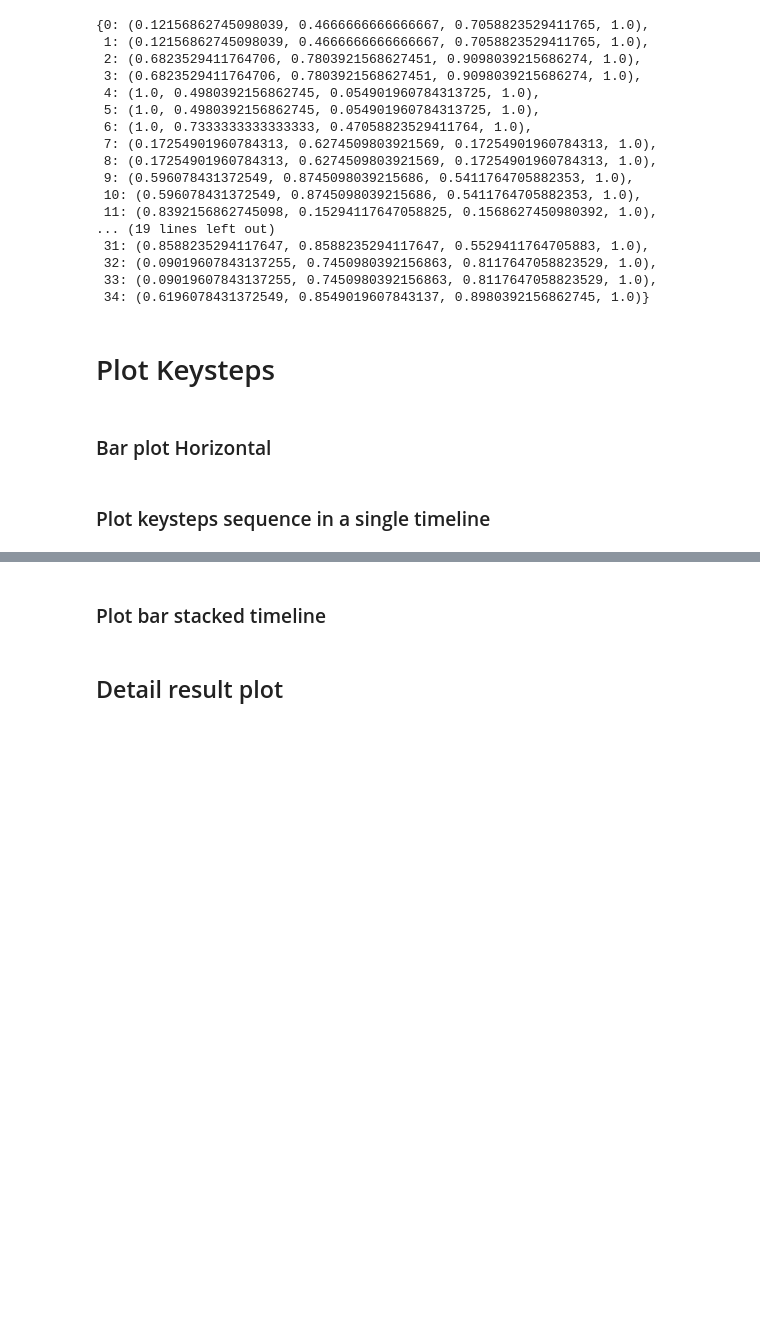
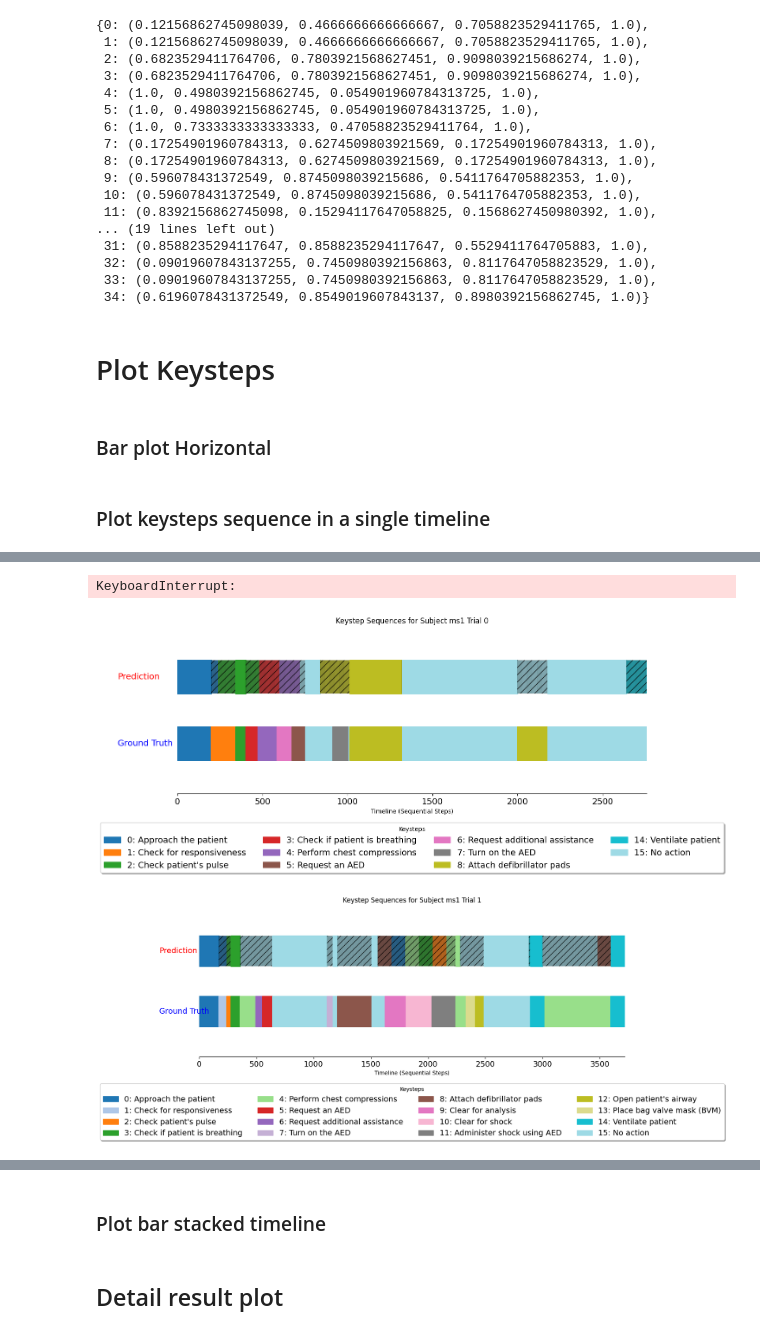
Before and after one commit to UVA-DSA/EgoEMS, a Jupyter notebook: Benchmarks/ActionRecognition/MTRSAP/segmentation_final_metrics_plots.ipynb, the cells around one changed output, grey strips where cells are left out. Cells and saved outputs as stored; diff of their text form; code cells hidden in the pictures; blank space fills up the shorter version.

```diff
--- a/Benchmarks/ActionRecognition/MTRSAP/segmentation_final_metrics_plots.ipynb
+++ b/Benchmarks/ActionRecognition/MTRSAP/segmentation_final_metrics_plots.ipynb
@@ -14,7 +14,7 @@ from metrics.metrics import *
 # %%
 args = DefaultArgsNamespace()
 
-results_csv = './results/model_id_65608826_on_20241031-215229/preds.csv'
+results_csv = './results/model_id_65620366_on_20241101-204042/preds.csv'
 # path to results csv
 results_dir = results_csv.rsplit('/', 1)[0]
 
@@ -414,12 +414,12 @@ def plot_keystep_sequences(ground_truth, predicted, subject, trial, keystep_dict
         ax.add_patch(rect)
 
     # Add labels for the timelines
-    ax.text(-300, y_pos_gt + 0.5, 'Ground Truth', va='center', fontsize=10, color='blue')
-    ax.text(-300, y_pos_pred + 0.5, 'Prediction', va='center', fontsize=10, color='red')
+    ax.text(-350, y_pos_gt + 0.5, 'Ground Truth', va='center', fontsize=14, color='blue')
+    ax.text(-350, y_pos_pred + 0.5, 'Prediction', va='center', fontsize=14, color='red')
 
     # Create a horizontal legend at the bottom
     legend_elements = [patches.Patch(facecolor=color_dict[k], edgecolor=color_dict[k], label=f"{k}: {keystep_dict[k]}") for k in all_keysteps]
-    ax.legend(handles=legend_elements, loc='upper center', bbox_to_anchor=(0.5, -0.15), fancybox=True, shadow=True, ncol=4, title="Keysteps")
+    ax.legend(handles=legend_elements, loc='upper center', bbox_to_anchor=(0.5, -0.15), fancybox=True, shadow=True, ncol=4, title="Keysteps", fontsize=14)
 
     # Set axis limits and labels
     ax.set_xlim([0, max(len(ground_truth['keystep_id']), len(predicted['pred_keystep_id']))])
@@ -433,7 +433,11 @@ def plot_keystep_sequences(ground_truth, predicted, subject, trial, keystep_dict
     ax.spines['right'].set_visible(False)
     ax.spines['left'].set_visible(False)
 
-    plt.savefig(f'{plots_dir}/subject_{subject}_trial_{trial}_keystep_sequence.png', bbox_inches='tight')
+    # set font size for x-axis
+    plt.xticks(fontsize=14)
+
+
+    plt.savefig(f'{plots_dir}/subject_{subject}_trial_{trial}_keystep_sequence.png', bbox_inches='tight', dpi=600)
     # # Show plot
     # plt.tight_layout()
     # plt.show()
@@ -507,45 +511,44 @@ def plot_keystep_bars(ground_truth, predicted, subject, trial, keystep_dict, plo
 ### Plot keysteps sequence in a single timeline
 # %%
 
-# plots_dir = f'{results_dir}/plots'
-# os.makedirs(plots_dir, exist_ok=True)
+plots_dir = f'{results_dir}/plots'
+os.makedirs(plots_dir, exist_ok=True)
 
-# # Example usage with one subject's trial data
-# for (subject, trial), group in df.groupby(['subject_id', 'trial_id']):
-#     ground_truth_data = group[['keystep_id', 'start_frame', 'end_frame']]
-#     predicted_data = group[['pred_keystep_id', 'start_frame', 'end_frame']]
+# Example usage with one subject's trial data
+for (subject, trial), group in df.groupby(['subject_id', 'trial_id']):
+    ground_truth_data = group[['keystep_id', 'start_frame', 'end_frame']]
+    predicted_data = group[['pred_keystep_id', 'start_frame', 'end_frame']]
 
 
-#     #         # Extract ground truth and predicted keysteps
-#     ground_truth = group['keystep_id'].tolist()  # Ground truth per frame
-#     predicted = group['pred_keystep_id'].tolist()  # Predicted per frame
+    #         # Extract ground truth and predicted keysteps
+    ground_truth = group['keystep_id'].tolist()  # Ground truth per frame
+    predicted = group['pred_keystep_id'].tolist()  # Predicted per frame
 
-#     def repeat_elements(arr, Y):
-#         # Use list comprehension to repeat each element Y times
-#         return [[element] * Y for element in arr]
+    def repeat_elements(arr, Y):
+        # Use list comprehension to repeat each element Y times
+        return [[element] * Y for element in arr]
 
-#     Y = len(ground_truth[0])  # For example, repeat each element 3 times
-#     new_array = repeat_elements(predicted, Y)
-#     predicted = new_array
+    Y = len(ground_truth[0])  # For example, repeat each element 3 times
+    new_array = repeat_elements(predicted, Y)
+    predicted = new_array
 
-#     # Flatten ground truth and predicted sublists
-#     ground_truth = [item for sublist in ground_truth for item in sublist]
-#     predicted = [item for sublist in predicted for item in sublist]
+    # Flatten ground truth and predicted sublists
+    ground_truth = [item for sublist in ground_truth for item in sublist]
+    predicted = [item for sublist in predicted for item in sublist]
 
-#     print(len(ground_truth))
-#     print(len(predicted))
+    print(len(ground_truth))
+    print(len(predicted))
 
-#     # ground_truth_data['keystep_id'] = ground_truth
-#     # predicted_data['pred_keystep_id'] = predicted
+    # ground_truth_data['keystep_id'] = ground_truth
+    # predicted_data['pred_keystep_id'] = predicted
 
-#     ground_truth = {'keystep_id':ground_truth}
-#     predicted = {'pred_keystep_id': predicted}
+    ground_truth = {'keystep_id':ground_truth}
+    predicted = {'pred_keystep_id': predicted}
 
-#     plots_dir = f'{results_dir}/plots/sequence_plots'
-#     os.makedirs(plots_dir, exist_ok=True)
-#     # # save figure
-#     # # Plot using the keystep IDs with unique colors, thicker boundaries, and a horizontal legend
-#     plot_keystep_sequences(ground_truth, predicted, subject, trial, keysteps_dict, plots_dir)
-#     # break  # Only plot the first subject's trial for now
-
-#     # break
+    plots_dir = f'{results_dir}/plots/sequence_plots'
+    os.makedirs(plots_dir, exist_ok=True)
+    # # save figure
+    # # Plot using the keystep IDs with unique colors, thicker boundaries, and a horizontal legend
+    plot_keystep_sequences(ground_truth, predicted, subject, trial, keysteps_dict, plots_dir)
+    # break  # Only plot the first subject's trial for now
+# %% [output]
@@ -551,0 +625,3 @@ def plot_keystep_bars(ground_truth, predicted, subject, trial, keystep_dict, plo
+KeyboardInterrupt:
+[figure, added]
+[figure, added]
```
Also changed, not shown: parts of 6 cells of this notebook, 17 other files.
